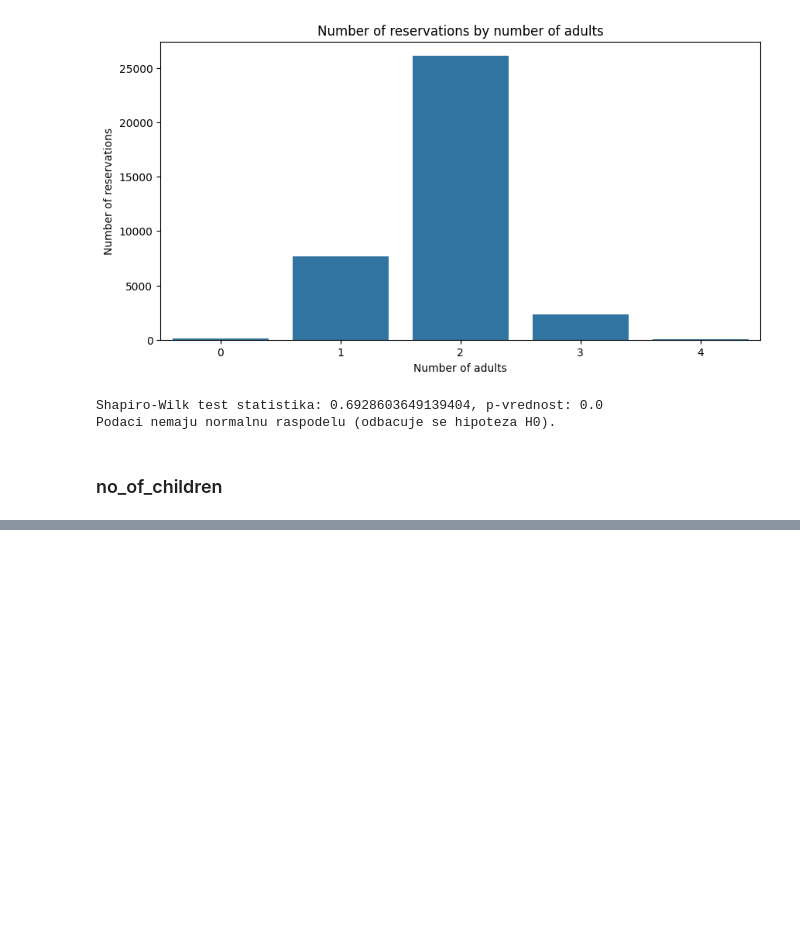
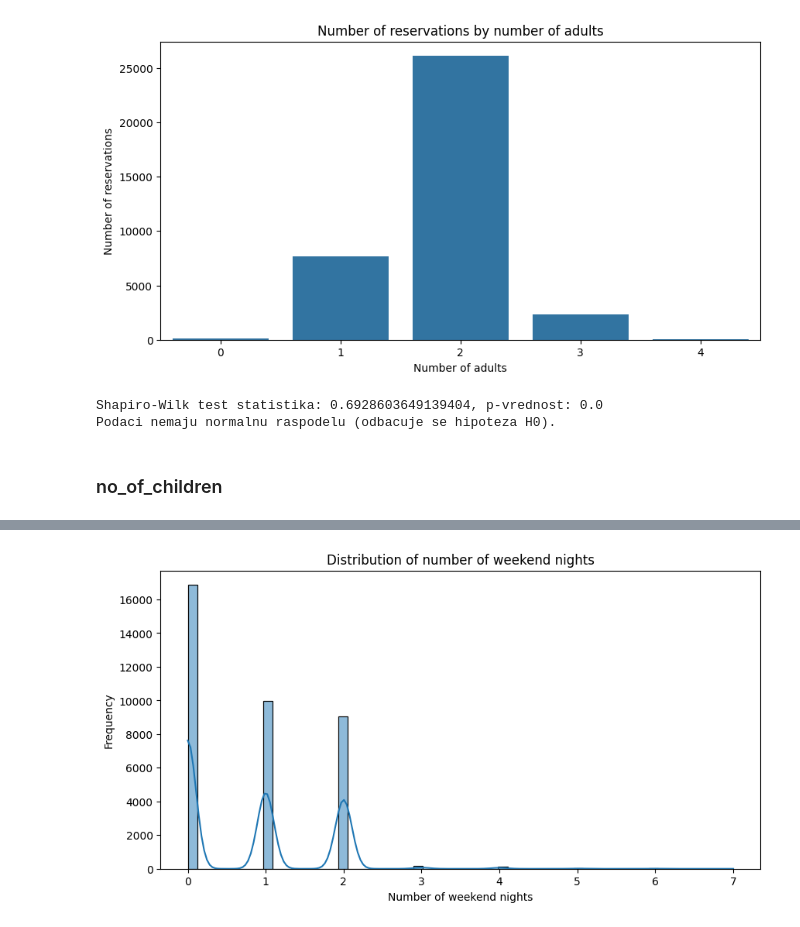
Before and after one commit to Drashko73/hotel-reservations-analysis, a Jupyter notebook: notebooks/02_numerical_features.ipynb, the cells around one changed output, grey strips where cells are left out. Drawn from its saved outputs; the diff is of its cells as text; code cells hidden in the pictures; blank space fills up the shorter version.

```diff
--- a/notebooks/02_numerical_features.ipynb
+++ b/notebooks/02_numerical_features.ipynb
@@ -109,0 +166,10 @@ Podaci nemaju normalnu raspodelu (odbacuje se hipoteza H0).
+# %%
+# Showing histogram for no_of_weekend_nights
+plt.figure(figsize=(10, 5))
+sns.histplot(data['no_of_weekend_nights'], kde=True)
+plt.title('Distribution of number of weekend nights')
+plt.xlabel('Number of weekend nights')
+plt.ylabel('Frequency')
+plt.show()
+# %% [output]
+[figure, added]
```
Also changed, not shown: parts of 8 cells of this notebook.
